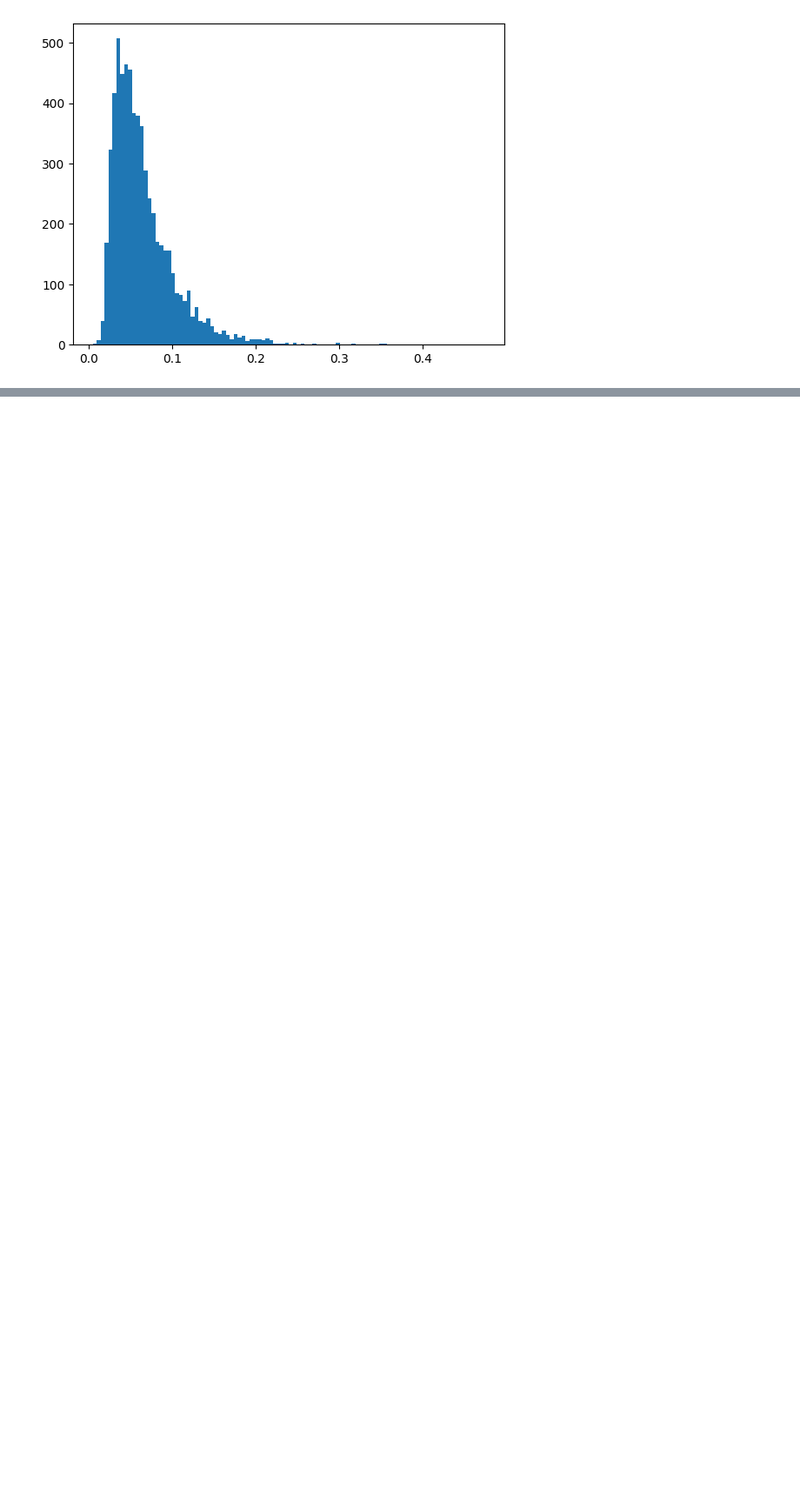
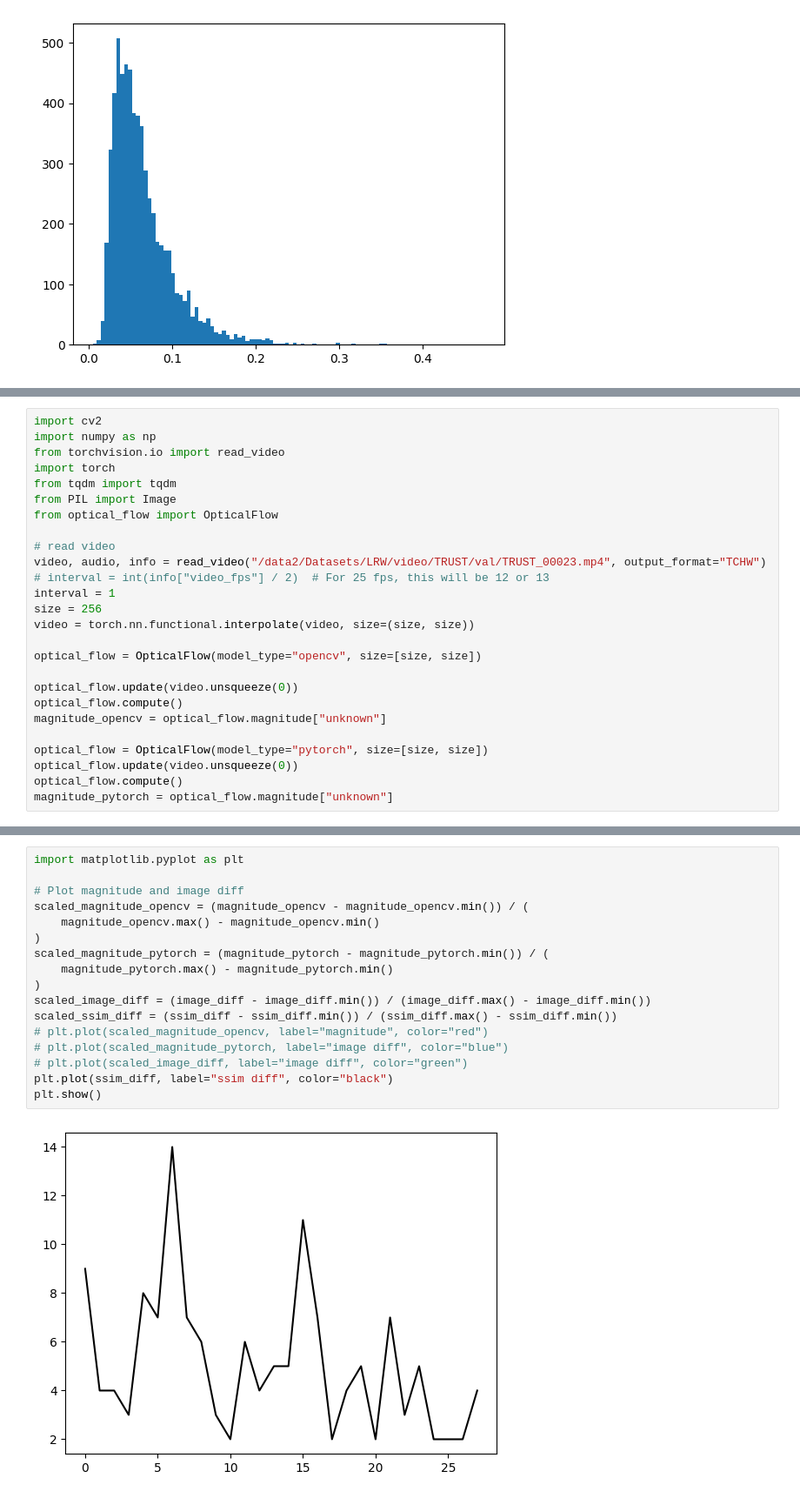
Before and after one commit to antonibigata/generative-models, a Jupyter notebook: notebooks/optical_flow.ipynb, the cells around one changed output, grey strips where cells are left out. Shown at 87% size. Cells and saved outputs as stored; diff of their text form; blank space fills up the shorter version.

```diff
--- a/notebooks/optical_flow.ipynb
+++ b/notebooks/optical_flow.ipynb
@@ -127,0 +154,26 @@ Error:
+# %%
+import cv2
+import numpy as np
+from torchvision.io import read_video
+import torch
+from tqdm import tqdm
+from PIL import Image
+from optical_flow import OpticalFlow
+
+# read video
+video, audio, info = read_video("/data2/Datasets/LRW/video/TRUST/val/TRUST_00023.mp4", output_format="TCHW")
+# interval = int(info["video_fps"] / 2)  # For 25 fps, this will be 12 or 13
+interval = 1
+size = 256
+video = torch.nn.functional.interpolate(video, size=(size, size))
+
+optical_flow = OpticalFlow(model_type="opencv", size=[size, size])
+
+optical_flow.update(video.unsqueeze(0))
+optical_flow.compute()
+magnitude_opencv = optical_flow.magnitude["unknown"]
+
+optical_flow = OpticalFlow(model_type="pytorch", size=[size, size])
+optical_flow.update(video.unsqueeze(0))
+optical_flow.compute()
+magnitude_pytorch = optical_flow.magnitude["unknown"]
@@ -127,0 +253,19 @@ Error:
+# %%
+import matplotlib.pyplot as plt
+
+# Plot magnitude and image diff
+scaled_magnitude_opencv = (magnitude_opencv - magnitude_opencv.min()) / (
+    magnitude_opencv.max() - magnitude_opencv.min()
+)
+scaled_magnitude_pytorch = (magnitude_pytorch - magnitude_pytorch.min()) / (
+    magnitude_pytorch.max() - magnitude_pytorch.min()
+)
+scaled_image_diff = (image_diff - image_diff.min()) / (image_diff.max() - image_diff.min())
+scaled_ssim_diff = (ssim_diff - ssim_diff.min()) / (ssim_diff.max() - ssim_diff.min())
+# plt.plot(scaled_magnitude_opencv, label="magnitude", color="red")
+# plt.plot(scaled_magnitude_pytorch, label="image diff", color="blue")
+# plt.plot(scaled_image_diff, label="image diff", color="green")
+plt.plot(ssim_diff, label="ssim diff", color="black")
+plt.show()
+# %% [output]
+[figure, added]
```
Also changed, not shown: parts of 8 cells of this notebook, 21 other files.
